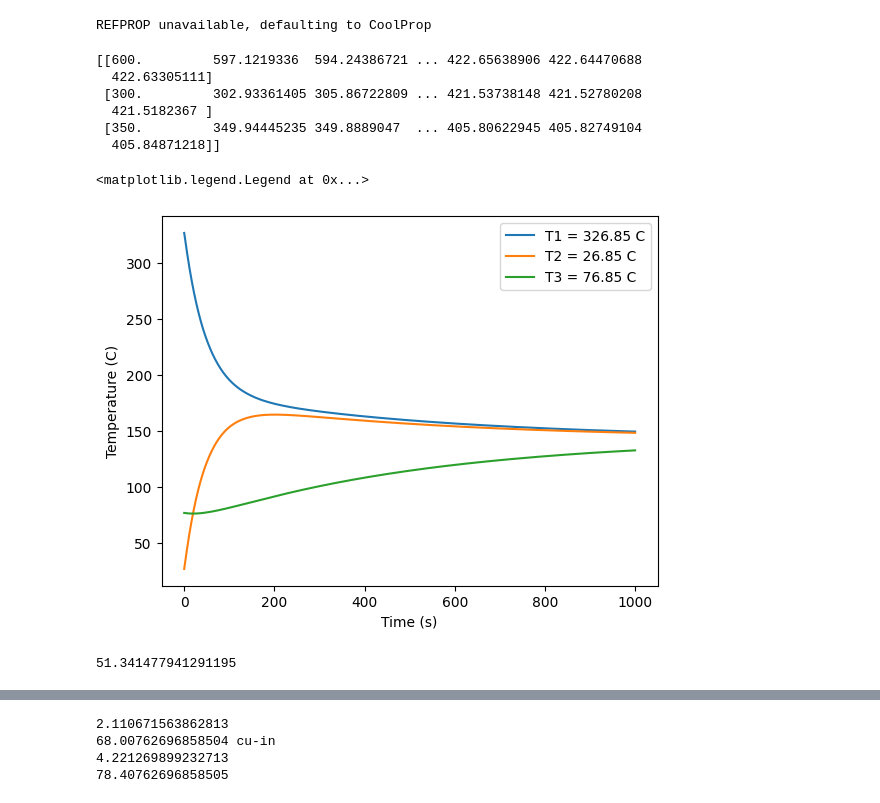
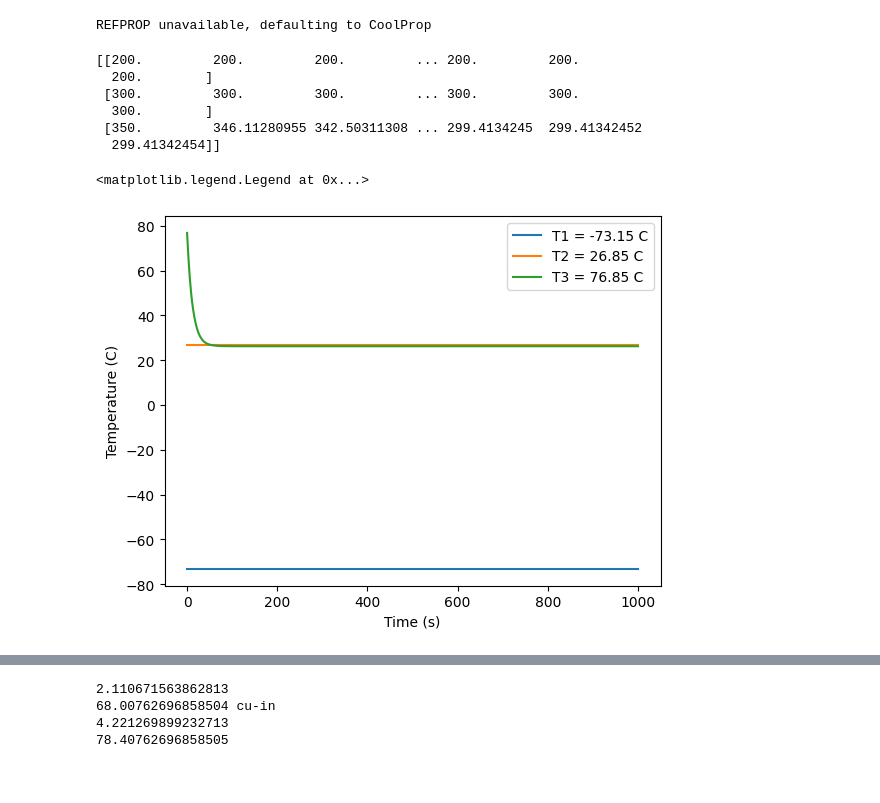
Before and after one commit to Aiden-Ryan/fluidlib, a Jupyter notebook: workspace.ipynb, the cells around one changed output, grey strips where cells are left out. Saved outputs shown, nothing was run; the diff lists cells and outputs as text; code cells hidden in the pictures.

```diff
--- a/workspace.ipynb
+++ b/workspace.ipynb
@@ -29,91 +29,60 @@ import gc
 
 node1 = t.Node(
     T = 300,
-    order = 0,
-    medium="SS316",
-    medium_type="SOLID",
-    V = 0.001
+    medium="AIR",
+    medium_type="FLUID",
+    Pressure= 101325,
+    isothermal=True
 )
-node5 = t.Node(
-    T = 400,
-    order =4,
-    medium="SS316",
-    medium_type="SOLID",
-    V = 0.001
+node2 = t.Node(
+    T = 200,
+    medium= "ARGON",
+    medium_type="FLUID",
+    Pressure=101325,
+    isothermal=True,
 )
 node3 = t.Node(
     T = 350,
-    order = 2,
     medium="SS316",
     medium_type="SOLID",
     V = 0.001
 )
 
-node4 = t.Node(
-    T = 450,
-    order = 3,
-    medium = "Al6061",
-    medium_type="SOLID",
-    V = 0.003,
-    e = 1,
-    Arad = 0.01,
-)
-
-node2 = t.Node(
-    T = 600,
-    order =1,
-    medium= "NITROGEN",
-    medium_type="FLUID",
-    Pressure=101325,
-    V = 0.02,
-    isothermal=0,
-)
-node6 = t.Node(
-    T = 200,
-    order = 5,
-    medium="Al6061",
-    medium_type="SOLID",
-    V = 0.02,
-)
 
 a = t.Path(
-    nodeA = node1,
+    nodeA = node3,
     nodeB = node2,
-    Acond=0.1,
-    dx=.02
+    Aconv = 0.1,
+    h = 20
 )
 b = t.Path(
     nodeA = node1,
     nodeB= node3,
-    Acond=0.1,
-    dx = .3
+    Aconv = 0.1,
+    h = 10
 )
 
 
 n = 3
 paths = (a,b)
 nodes = [node2, node1,node3]
 
 t_span=[0,1000]
 t_eval = np.linspace(t_span[0], t_span[1], 1000)
 sol = t.T_vs_t(t_span, t_eval,paths,nodes)
 print(sol.y)
 for i in range(n):
     plt.figure(1)
     plt.plot(sol.t, sol.y[i]-273.15,label="T" + str(i+1) + " = " + str(round(sol.y[i,0]-273.15,2)) + " C")
     plt.xlabel("Time (s)")
     plt.ylabel("Temperature (C)")
 plt.legend()
 # %% [output]
-[[600.         597.1219336  594.24386721 ... 422.65638906 422.64470688
-  422.63305111]
- [300.         302.93361405 305.86722809 ... 421.53738148 421.52780208
-  421.5182367 ]
- [350.         349.94445235 349.8889047  ... 405.80622945 405.82749104
-  405.84871218]]
+[[200.         200.         200.         ... 200.         200.
+  200.        ]
+ [300.         300.         300.         ... 300.         300.
+  300.        ]
+ [350.         346.11280955 342.50311308 ... 299.4134245  299.41342452
+  299.41342454]]
 <matplotlib.legend.Legend at 0x...>
-[figure, old version]
+[figure, new version]
-# %%
-v.cylinder(1,65.37)
-# %% [output]
-51.341477941291195
```
Also changed, not shown: parts of 2 cells of this notebook, 1 other file.
